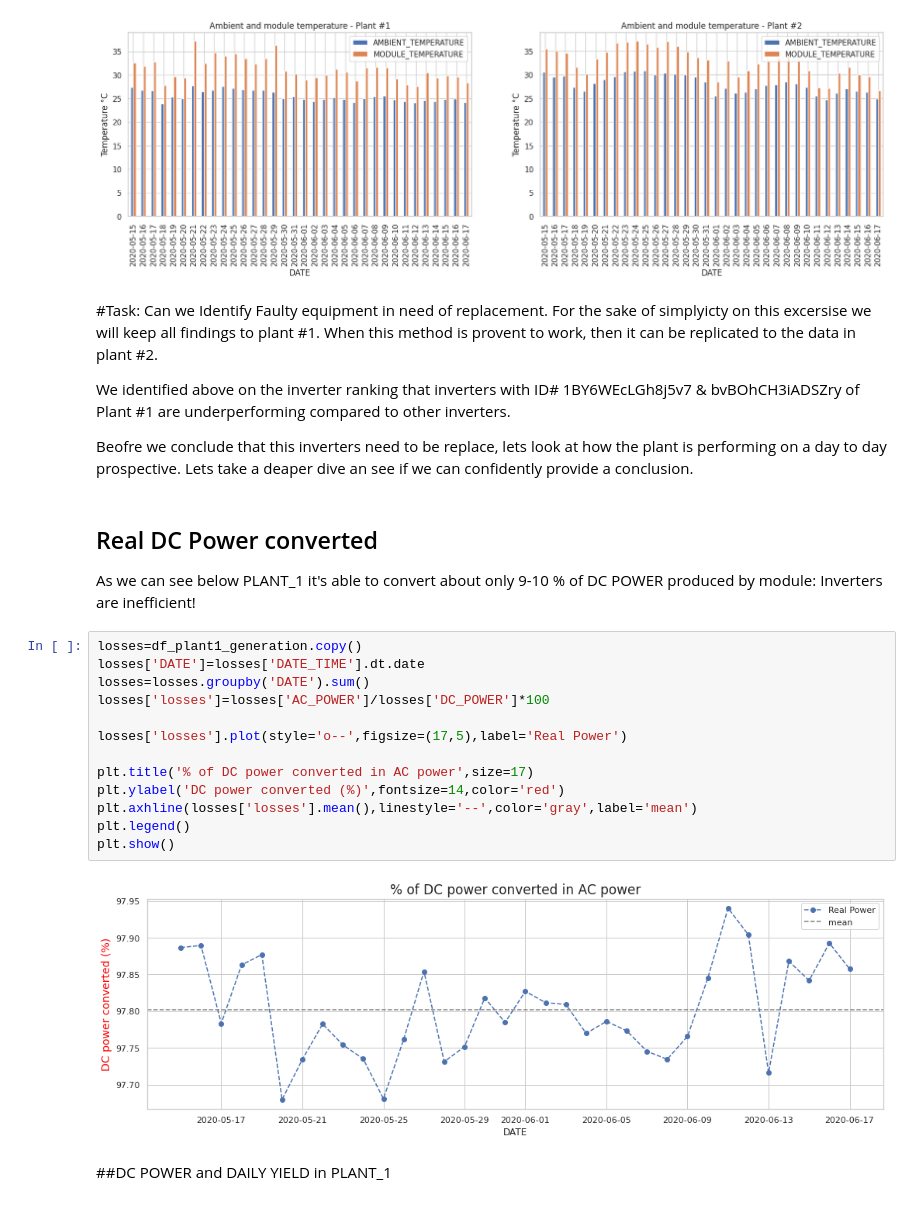
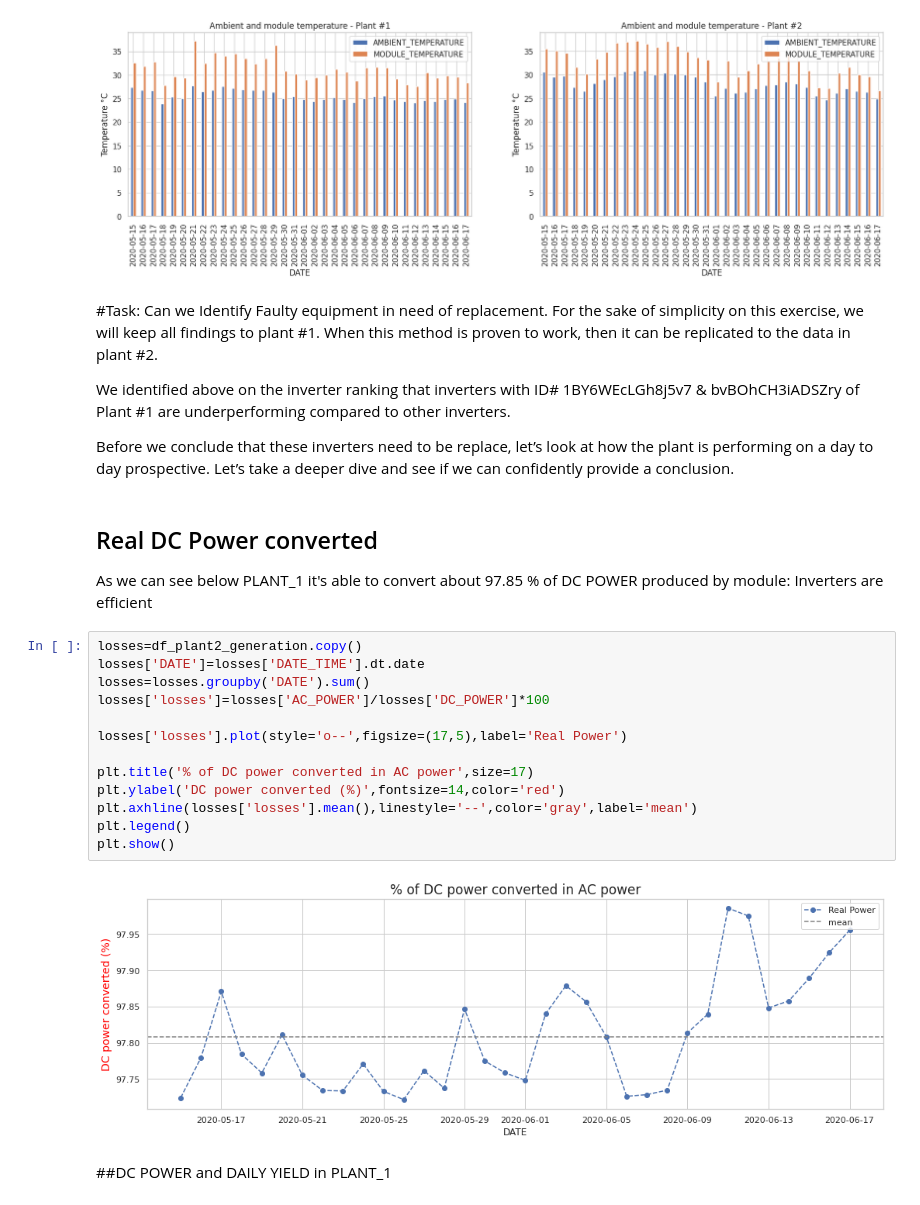
Before and after one commit to drwatson93/Solar-Plant-Analysis-Project, a Jupyter notebook: What_can_we_learn_from_a_solar_plant's_data.ipynb, the cells around one changed output. Cells and saved outputs as stored; diff of their text form.

Commit message:
Analysis of a solar power plant

```diff
--- a/What_can_we_learn_from_a_solar_plant's_data.ipynb
+++ b/What_can_we_learn_from_a_solar_plant's_data.ipynb
@@ -348,29 +348,29 @@ Text(0, 0.5, 'Temperature °C')
 [figure]
 # %% [markdown]
 #Task: Can we Identify Faulty equipment in need of replacement.
-For the sake of simplyicty on this excersise we will keep all findings to plant #1. When this method is provent to work, then it can be replicated to the data in plant #2.
+For the sake of simplicity on this exercise, we will keep all findings to plant #1. When this method is proven to work, then it can be replicated to the data in plant #2.
 
 We identified above on the inverter ranking that inverters with ID# 1BY6WEcLGh8j5v7 & bvBOhCH3iADSZry of Plant #1 are underperforming compared to other inverters.
 
-Beofre we conclude that this inverters need to be replace, lets look at how the plant is performing on a day to day prospective. Lets take a deaper dive an see if we can confidently provide a conclusion.
+Before we conclude that these inverters need to be replace, let’s look at how the plant is performing on a day to day prospective. Let’s take a deeper dive and see if we can confidently provide a conclusion.
 # %% [markdown]
 ## Real DC Power converted
-As we can see below PLANT_1 it's able to convert about only 9-10 % of DC POWER produced by module: Inverters are inefficient!
+As we can see below PLANT_1 it's able to convert about  97.85 % of DC POWER produced by module: Inverters are efficient
 # %%
-losses=df_plant1_generation.copy()
+losses=df_plant2_generation.copy()
 losses['DATE']=losses['DATE_TIME'].dt.date
 losses=losses.groupby('DATE').sum()
 losses['losses']=losses['AC_POWER']/losses['DC_POWER']*100
 
 losses['losses'].plot(style='o--',figsize=(17,5),label='Real Power')
 
 plt.title('% of DC power converted in AC power',size=17)
 plt.ylabel('DC power converted (%)',fontsize=14,color='red')
 plt.axhline(losses['losses'].mean(),linestyle='--',color='gray',label='mean')
 plt.legend()
 plt.show()
 # %% [output]
-[figure, old version]
+[figure, new version]
 # %% [markdown]
 ##DC POWER and DAILY YIELD in PLANT_1
 # %%
```
Also changed, not shown: parts of 9 cells of this notebook.
